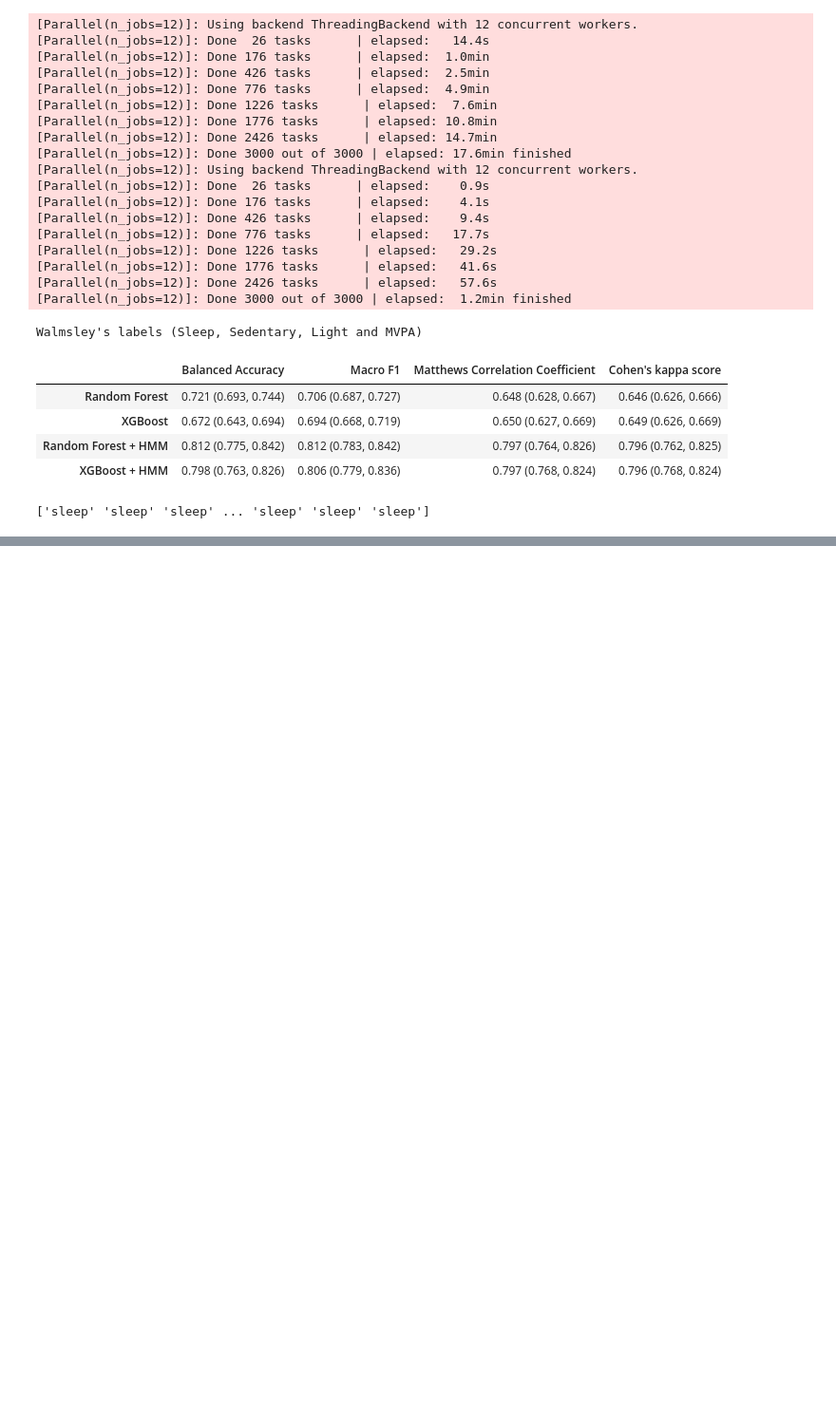
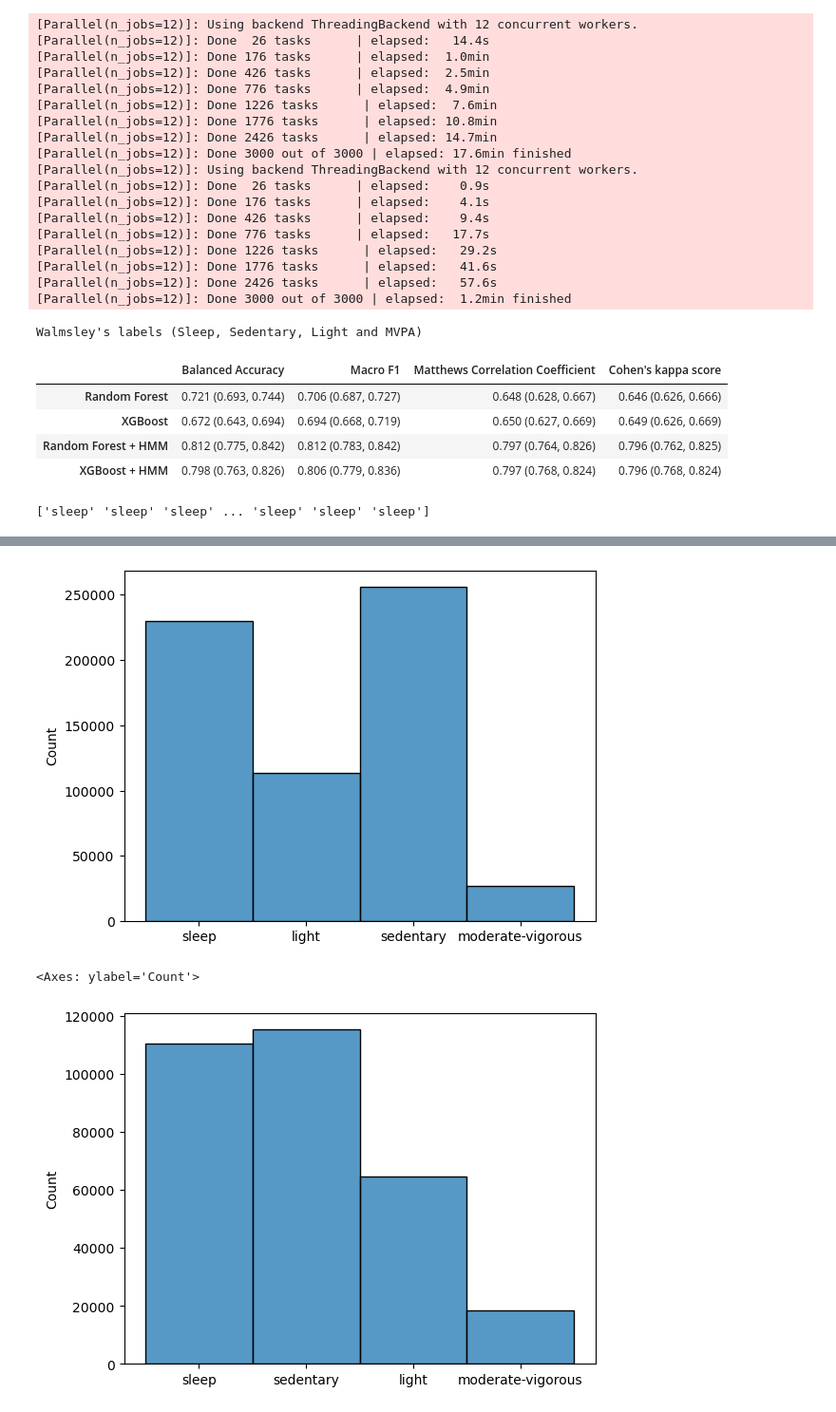
Before and after one commit to finlayscheib/capture24, a Jupyter notebook: Benchmark.ipynb, the cells around one changed output, grey strips where cells are left out. Shown at 95% size. Saved outputs shown, nothing was run; the diff lists cells and outputs as text; code cells hidden in the pictures; blank space fills up the shorter version.

Commit message:
Added Histograms

```diff
--- a/Benchmark.ipynb
+++ b/Benchmark.ipynb
@@ -166,0 +181,8 @@ Text(0.5, 1.0, 'Confusion matrix for XGBoost with Hidden Markov Model')
+# %%
+sns.histplot(y_train)
+plt.show()
+sns.histplot(y_test)
+# %% [output]
+[figure, added]
+<Axes: ylabel='Count'>
+[figure, added]
```
Also changed, not shown: parts of 4 cells of this notebook.
